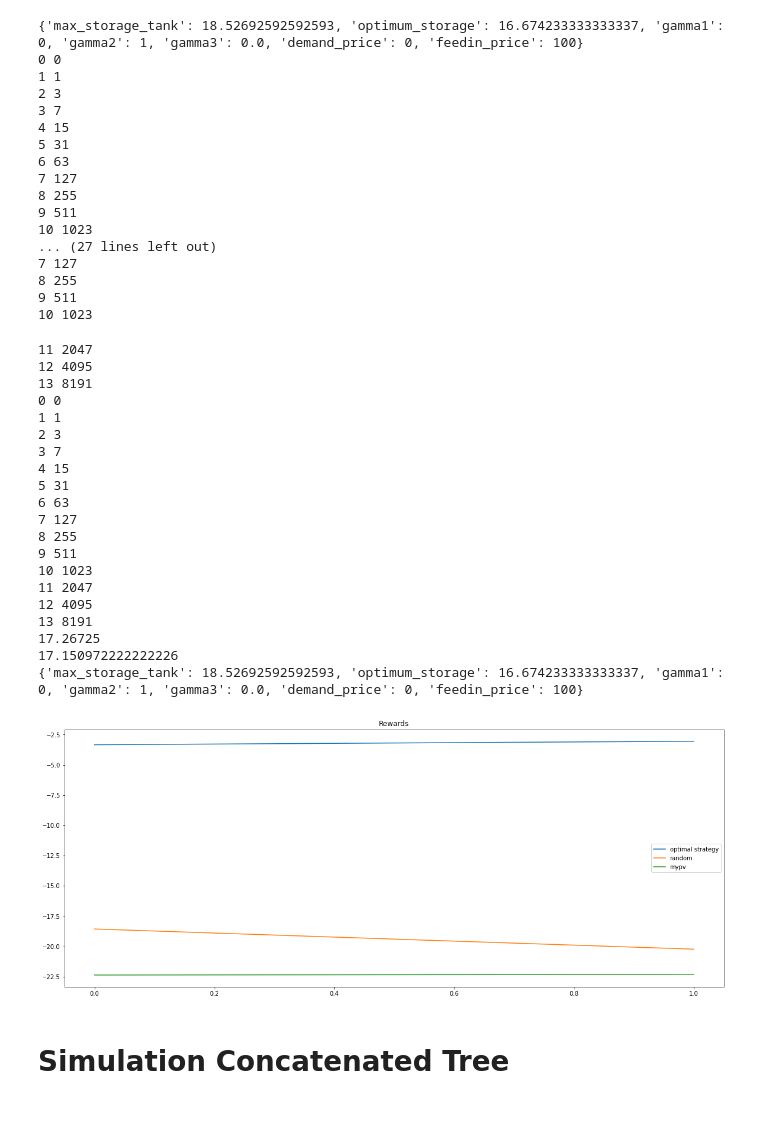
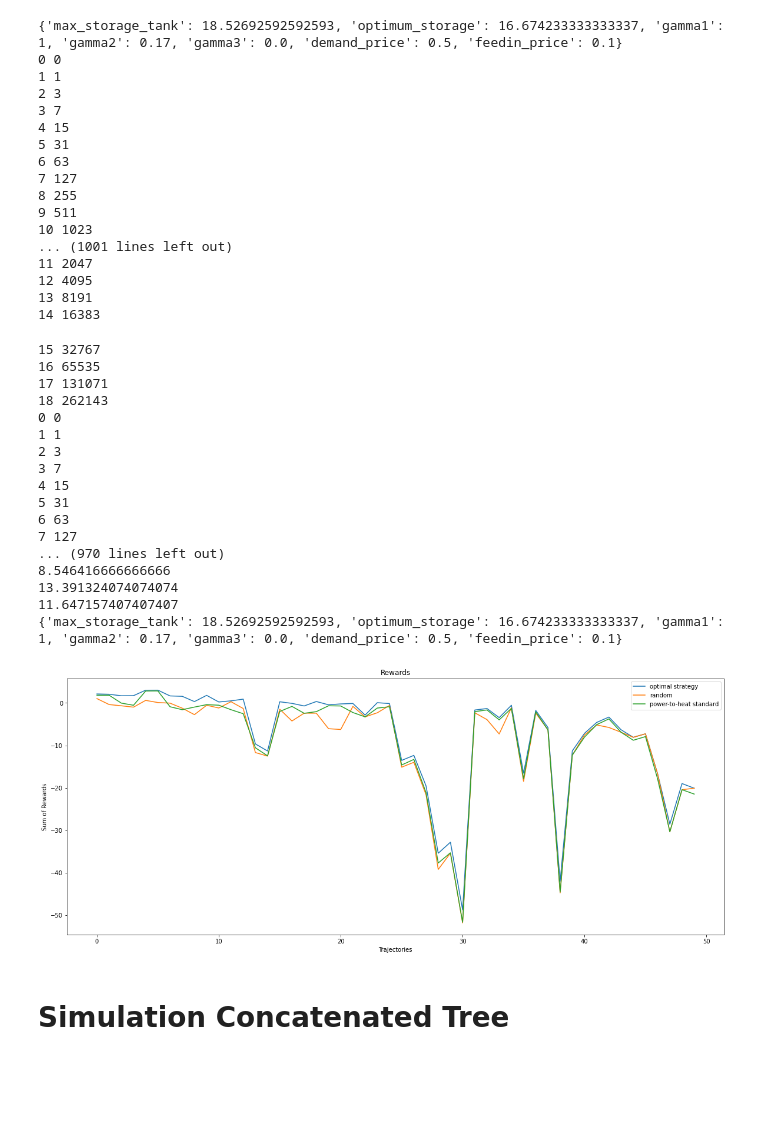
Before and after one commit to lukinoe/RL-Power-Distribution-for-power2heat, a Jupyter notebook: RL_policy/extensiveSearch_Notebook.ipynb, the cells around one changed output. Drawn from its saved outputs; the diff is of its cells as text; code cells hidden in the pictures; blank space fills up the shorter version.

```diff
--- a/RL_policy/extensiveSearch_Notebook.ipynb
+++ b/RL_policy/extensiveSearch_Notebook.ipynb
@@ -71,56 +119,55 @@ print(res[1])
 # %%
-_n = 2
+_n = 50
 
 
 rewards = Experiment(levels, n_samples=_n, dataset=dataset, args=args, exploit=True, random=False, start_date=start_date).results()[:,2]
 rewards_r = Experiment(levels, n_samples=_n, dataset=dataset, args=args, exploit=True, random=True, start_date=start_date).results()[:,2]
 rewards_mypv = Experiment(levels, n_samples=_n, dataset=dataset, args=args, exploit=True, random=True, start_date=start_date).pipe_mypv()
 
 plt.plot(rewards, label="optimal strategy")
 plt.plot(rewards_r, label="random")
-plt.plot(rewards_mypv, label="mypv")
+plt.plot(rewards_mypv, label="power-to-heat standard")
+plt.xlabel('Trajectories')
+plt.ylabel('Sum of Rewards')
 plt.title("Rewards")
 plt.legend()
 plt.show()
 # %% [output]
-{'max_storage_tank': 18.52692592592593, 'optimum_storage': 16.674233333333337, 'gamma1': 0, 'gamma2': 1, 'gamma3': 0.0, 'demand_price': 0, 'feedin_price': 100}
+{'max_storage_tank': 18.52692592592593, 'optimum_storage': 16.674233333333337, 'gamma1': 1, 'gamma2': 0.17, 'gamma3': 0.0, 'demand_price': 0.5, 'feedin_price': 0.1}
 0 0
 1 1
 2 3
 3 7
 4 15
 5 31
 6 63
 7 127
 8 255
 9 511
 10 1023
-... (27 lines left out)
-7 127
-8 255
-9 511
-10 1023
+... (1001 lines left out)
+11 2047
+12 4095
+13 8191
+14 16383
-11 2047
-12 4095
-13 8191
+15 32767
+16 65535
+17 131071
+18 262143
 0 0
 1 1
 2 3
 3 7
 4 15
 5 31
 6 63
 7 127
-8 255
-9 511
-10 1023
-11 2047
-12 4095
-13 8191
-17.26725
-17.150972222222226
-{'max_storage_tank': 18.52692592592593, 'optimum_storage': 16.674233333333337, 'gamma1': 0, 'gamma2': 1, 'gamma3': 0.0, 'demand_price': 0, 'feedin_price': 100}
+... (970 lines left out)
+8.546416666666666
+13.391324074074074
+11.647157407407407
+{'max_storage_tank': 18.52692592592593, 'optimum_storage': 16.674233333333337, 'gamma1': 1, 'gamma2': 0.17, 'gamma3': 0.0, 'demand_price': 0.5, 'feedin_price': 0.1}
-[figure, old version]
+[figure, new version]
 # %% [markdown]
 <h1>Simulation Concatenated Tree<h1>
 # %%
```
Also changed, not shown: parts of 3 cells of this notebook, 28 other files.
